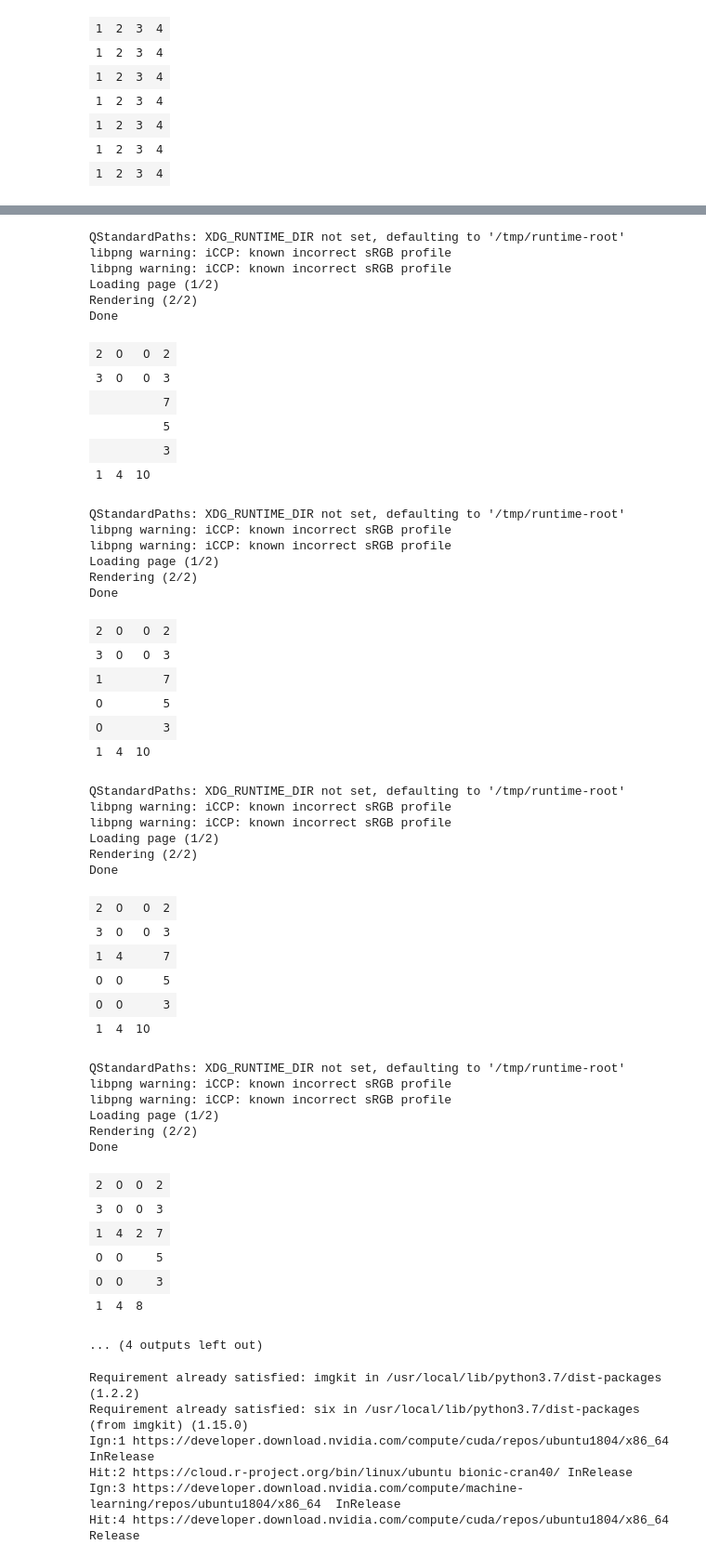
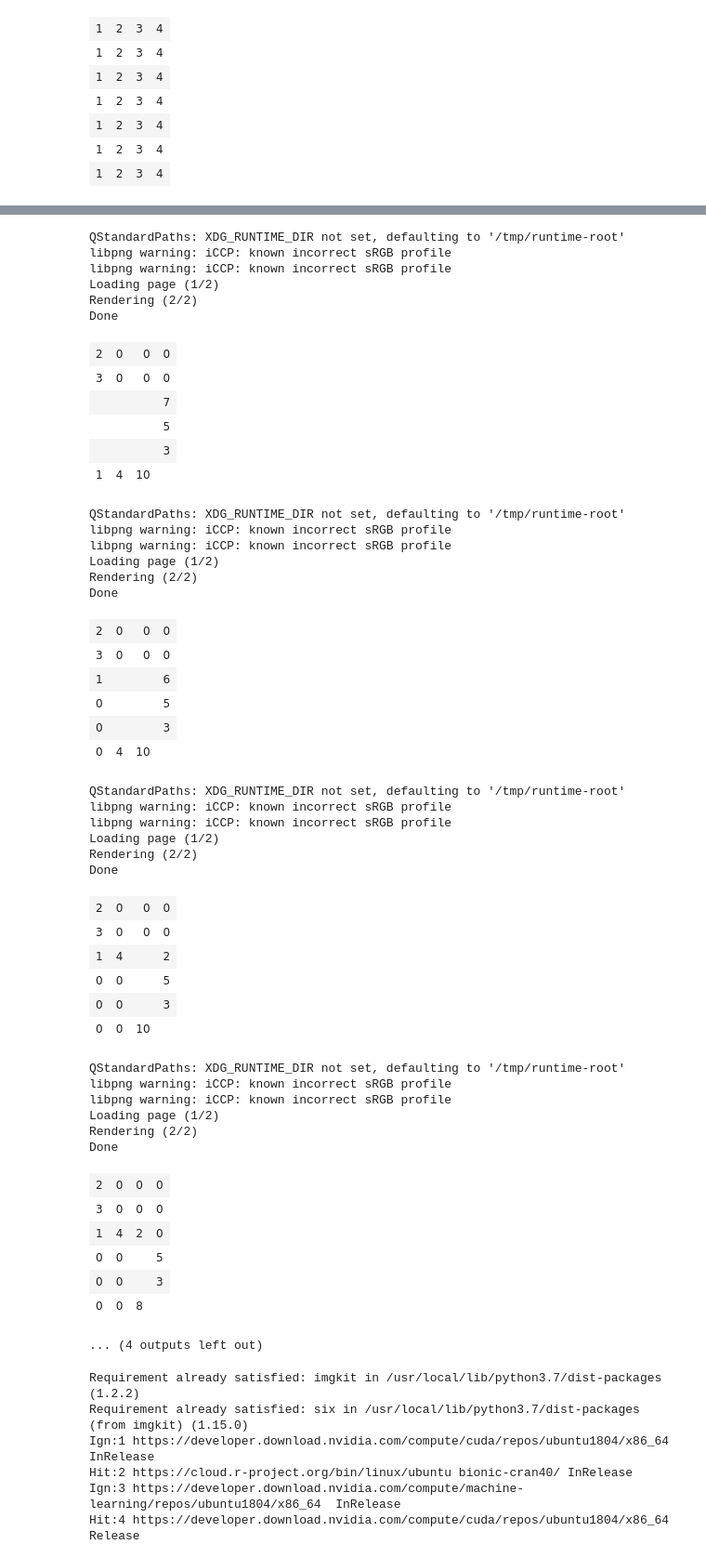
Before and after one commit to andriykhl/machine_learning, a Jupyter notebook: lists.ipynb, the cells around one changed output, grey strips where cells are left out. Shown at 93% size. Drawn from its saved outputs; the diff is of its cells as text; code cells hidden in the pictures.

```diff
--- a/lists.ipynb
+++ b/lists.ipynb
@@ -429,6 +429,8 @@ while j < len(cols_sum):
     cols_sum[j] -= rows_sum[i]
     arr[i][j] = rows_sum[i]
     colors[i][j] = '#ff0000'
+    arr[i][-1] = 0
+    arr[-1][j] = cols_sum[j]
     for k in range(j+1, len(cols_sum)):
       arr[i][k] = 0
     i += 1
@@ -436,8 +438,11 @@ while j < len(cols_sum):
     rows_sum[i] -= cols_sum[j]
     arr[i][j] = cols_sum[j]
     colors[i][j] = '#ff0000'
+    cols_sum[j]=0
     for k in range(i+1, len(rows_sum)):
       arr[k][j] = 0
+    arr[i][-1] = rows_sum[i]
+    arr[-1][j] = 0
     j += 1
   visualize_array(arr, colors)
 # %% [output]
@@ -468,56 +473,56 @@ Done
 |  |  |  | 3 |
 |  |  |  | 7 |
 |  |  |  | 5 |
 |  |  |  | 3 |
 | 4 | 4 | 10 |
 QStandardPaths: XDG_RUNTIME_DIR not set, defaulting to '/tmp/runtime-root'
 libpng warning: iCCP: known incorrect sRGB profile
 libpng warning: iCCP: known incorrect sRGB profile
 Loading page (1/2)
 Rendering (2/2)
 Done
-| 2 | 0 | 0 | 2 |
-| 3 | 0 | 0 | 3 |
+| 2 | 0 | 0 | 0 |
+| 3 | 0 | 0 | 0 |
 |  |  |  | 7 |
 |  |  |  | 5 |
 |  |  |  | 3 |
 | 1 | 4 | 10 |
 QStandardPaths: XDG_RUNTIME_DIR not set, defaulting to '/tmp/runtime-root'
 libpng warning: iCCP: known incorrect sRGB profile
 libpng warning: iCCP: known incorrect sRGB profile
 Loading page (1/2)
 Rendering (2/2)
 Done
-| 2 | 0 | 0 | 2 |
-| 3 | 0 | 0 | 3 |
-| 1 |  |  | 7 |
+| 2 | 0 | 0 | 0 |
+| 3 | 0 | 0 | 0 |
+| 1 |  |  | 6 |
 | 0 |  |  | 5 |
 | 0 |  |  | 3 |
-| 1 | 4 | 10 |
+| 0 | 4 | 10 |
 QStandardPaths: XDG_RUNTIME_DIR not set, defaulting to '/tmp/runtime-root'
 libpng warning: iCCP: known incorrect sRGB profile
 libpng warning: iCCP: known incorrect sRGB profile
 Loading page (1/2)
 Rendering (2/2)
 Done
-| 2 | 0 | 0 | 2 |
-| 3 | 0 | 0 | 3 |
-| 1 | 4 |  | 7 |
+| 2 | 0 | 0 | 0 |
+| 3 | 0 | 0 | 0 |
+| 1 | 4 |  | 2 |
 | 0 | 0 |  | 5 |
 | 0 | 0 |  | 3 |
-| 1 | 4 | 10 |
+| 0 | 0 | 10 |
 QStandardPaths: XDG_RUNTIME_DIR not set, defaulting to '/tmp/runtime-root'
 libpng warning: iCCP: known incorrect sRGB profile
 libpng warning: iCCP: known incorrect sRGB profile
 Loading page (1/2)
 Rendering (2/2)
 Done
-| 2 | 0 | 0 | 2 |
-| 3 | 0 | 0 | 3 |
-| 1 | 4 | 2 | 7 |
+| 2 | 0 | 0 | 0 |
+| 3 | 0 | 0 | 0 |
+| 1 | 4 | 2 | 0 |
 | 0 | 0 |  | 5 |
 | 0 | 0 |  | 3 |
-| 1 | 4 | 8 |
+| 0 | 0 | 8 |
 ... (4 outputs left out)
 # %%
 vector<vector<int>> restoreMatrix(vector<int>& r, vector<int>& c)
```
Also changed, not shown: parts of 1 cell of this notebook.
